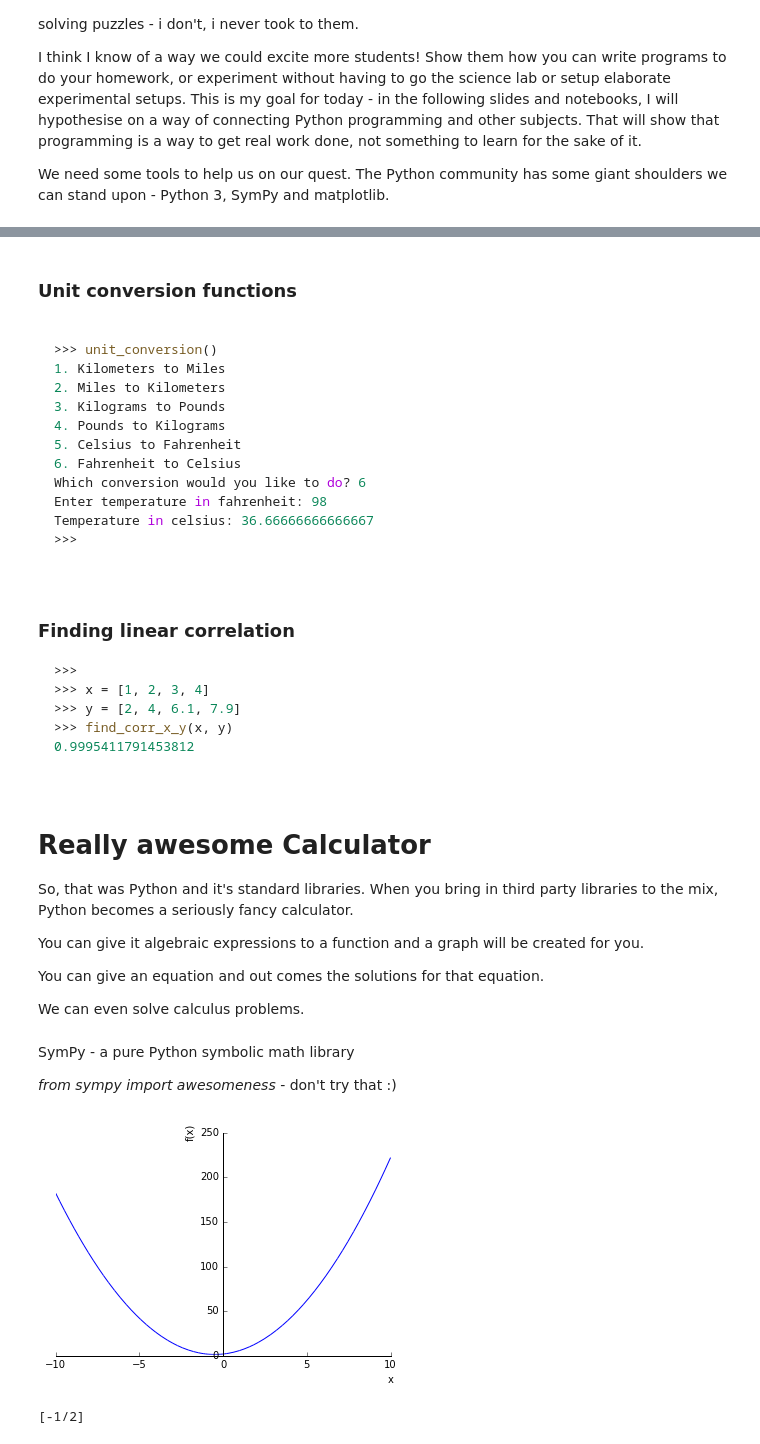
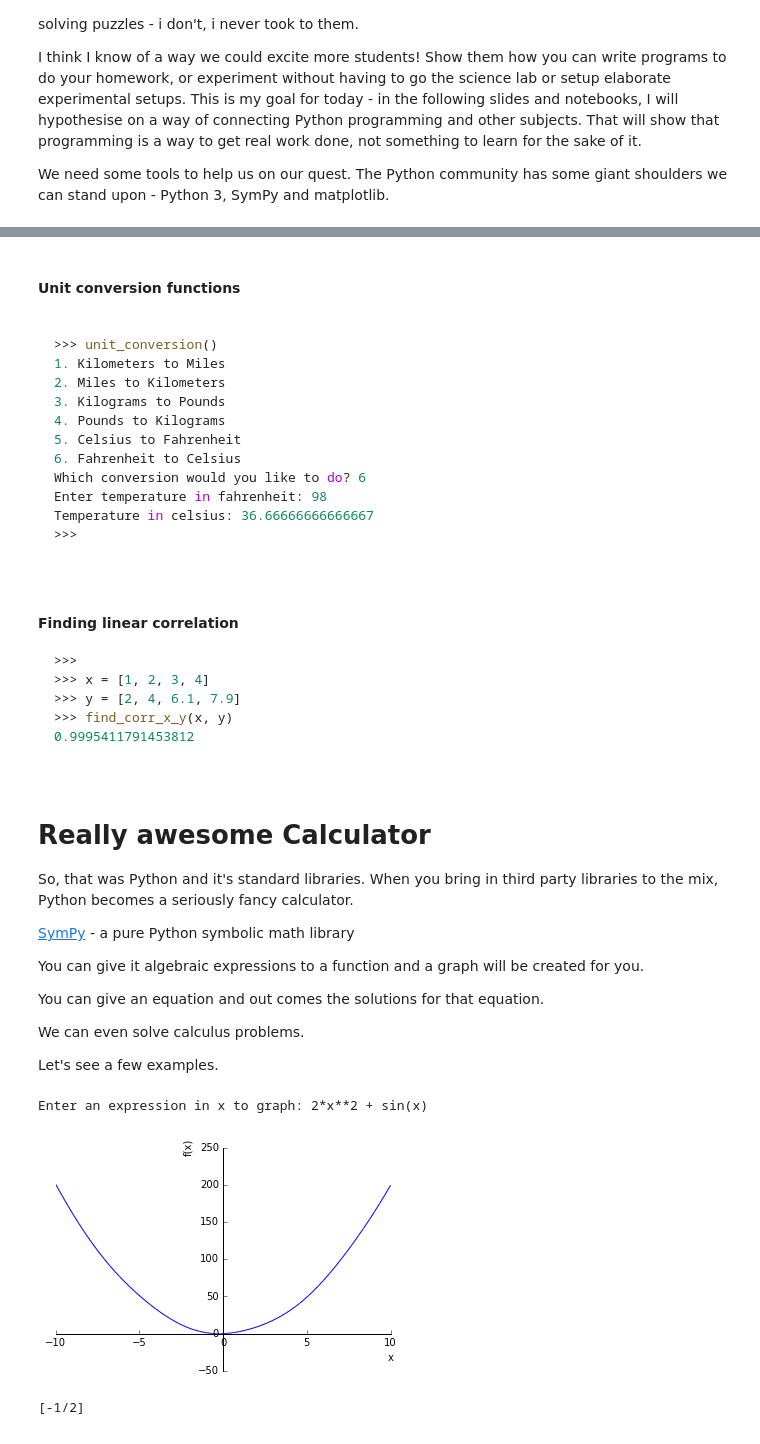
Before and after one commit to doingmathwithpython/oreilly-webcast-2016, a Jupyter notebook: transcript.ipynb, the cells around one changed output, grey strips where cells are left out. Cells and saved outputs as stored; diff of their text form; code cells hidden in the pictures.

````diff
--- a/transcript.ipynb
+++ b/transcript.ipynb
@@ -49,7 +45,7 @@ $ PYTHONSTARTUP=~/work/dmwp/pycon-us-2016/startup_math.py idle3 -s
 ```
 # %% [markdown]
 
-### Unit conversion functions
+#### Unit conversion functions
 
 ```python
 
@@ -67,7 +63,7 @@ Temperature in celsius: 36.66666666666667
 
 ```
 # %% [markdown]
-### Finding linear correlation
+#### Finding linear correlation
 
 ```python
 >>>
@@ -81,24 +77,26 @@ Temperature in celsius: 36.66666666666667
 # Really awesome Calculator
 
 So, that was Python and it's standard libraries. When you bring in third party libraries to the mix, Python becomes a seriously fancy calculator.
+
+[SymPy](http://www.sympy.org/en/index.html) - a pure Python symbolic math library
 
 You can give it algebraic expressions to a function and a graph will be created for you.
 
 You can give an equation and out comes the solutions for that equation.
 
 We can even solve calculus problems.
+
+Let's see a few examples.
-# %% [markdown]
-SymPy - a pure Python symbolic math library
-
-*from sympy import awesomeness*  - don't try that :)
 # %%
 # Create graphs from algebraic expressions
 
 from sympy import Symbol, plot
 x = Symbol('x')
-p = plot(2*x**2 + 2*x + 2)
+expr = input('Enter an expression in x to graph: ')
+p = plot(expr)
 # %% [output]
+Enter an expression in x to graph: 2*x**2 + sin(x)
-[figure, old version]
+[figure, new version]
 # %%
 # Solve equations
 
````
Also changed, not shown: parts of 9 cells of this notebook, 3 other files.
